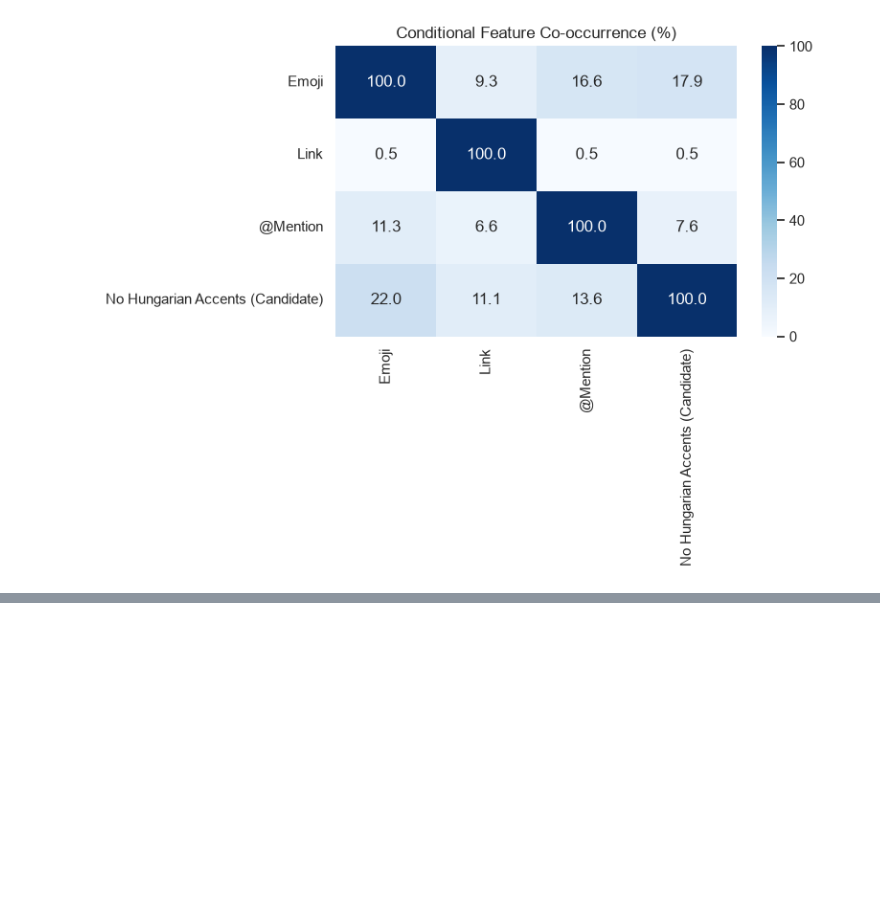
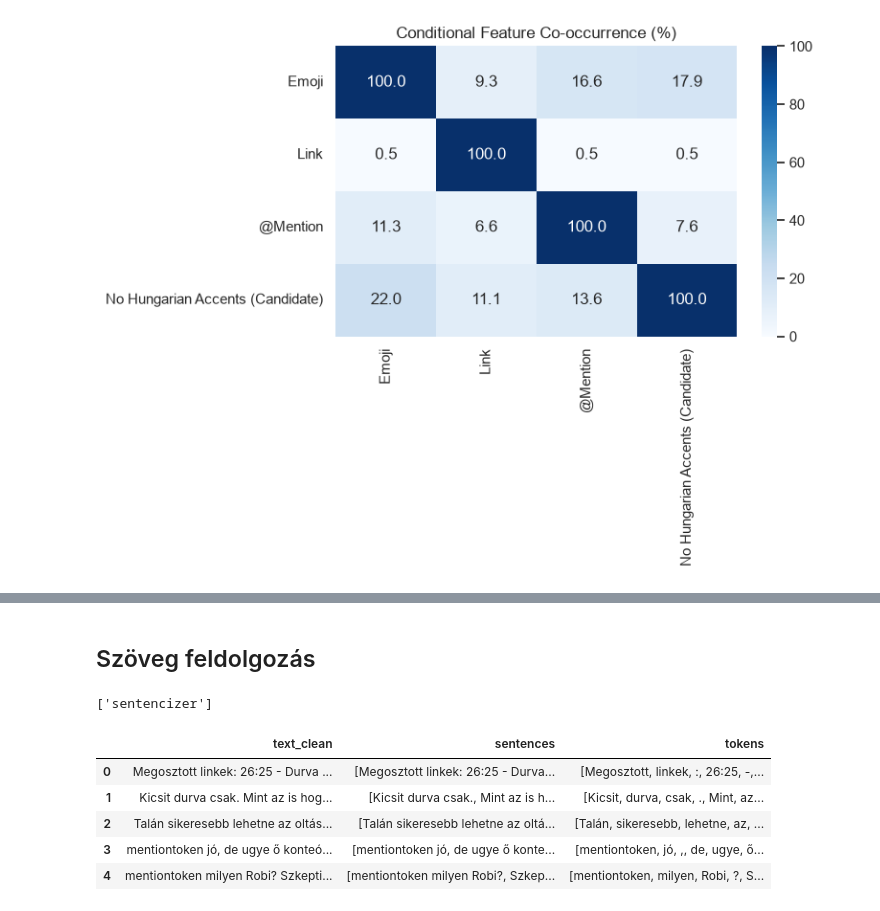
Before and after one commit to NagyAntal-dev/nlp_course_project_hu_youtube, a Jupyter notebook: main.ipynb, the cells around one changed output, grey strips where cells are left out. Saved outputs shown, nothing was run; the diff lists cells and outputs as text; code cells hidden in the pictures; blank space fills up the shorter version.

```diff
--- a/main.ipynb
+++ b/main.ipynb
@@ -428,0 +440,5 @@ plt.show()
+# %%
+# Angol csatornák kizárása a kommentekből
+english_channels = ["TLCVEVO", "Karan Thakur", "BryanAdamsVEVO", "PaulaAbdulVEVO", "Olympics", "matysik44", "Queen Official"]
+df_comments = df_comments[~df_comments["channel_title"].isin(english_channels)]
+df_comments = df_comments.reset_index(drop=True)
@@ -428,0 +507,5 @@ plt.show()
+# %%
+df_comments["text_clean"] = df_comments["text"].apply(
+    lambda x: clean_text(x, emoji_removal=False)
+)
+df_comments[["text", "text_clean"]].sample(5).head()
@@ -428,0 +519,45 @@ plt.show()
+# %% [markdown]
+## Szöveg feldolgozás
+# %%
+from tqdm.auto import tqdm
+
+# Mondathatár-felismerés hozzáadása
+if not any(p in nlp.pipe_names for p in ["parser", "senter", "sentencizer"]):
+    nlp.add_pipe("sentencizer")
+
+print(nlp.pipe_names)
+
+df_clean = df_comments.copy()
+
+sentences = []
+tokens = []
+sentence_tokens = []
+
+texts = df_clean["text_clean"].fillna("").astype(str)
+
+for doc in tqdm(nlp.pipe(texts, batch_size=64), total=len(texts)):
+    # Mondatok
+    sentences.append([sent.text.strip() for sent in doc.sents])
+
+    # Tokenek
+    tokens.append([token.text for token in doc if not token.is_space])
+
+    # Mondatok tokenjei
+    sentence_tokens.append([
+        [token.text for token in sent if not token.is_space]
+        for sent in doc.sents
+    ])
+
+df_clean["sentences"] = sentences
+df_clean["tokens"] = tokens
+df_clean["sentence_tokens"] = sentence_tokens
+
+display(df_clean[["text_clean", "sentences", "tokens"]].head())
+# %% [output]
+['sentencizer']
+|  | text_clean | sentences | tokens |
+| 0 | Megosztott linkek: 26:25 - Durva ... | [Megosztott linkek: 26:25 - Durva... | [Megosztott, linkek, :, 26:25, -,... |
+| 1 | Kicsit durva csak. Mint az is hog... | [Kicsit durva csak., Mint az is h... | [Kicsit, durva, csak, ., Mint, az... |
+| 2 | Talán sikeresebb lehetne az oltás... | [Talán sikeresebb lehetne az oltá... | [Talán, sikeresebb, lehetne, az, ... |
+| 3 | mentiontoken jó, de ugye ő konteó... | [mentiontoken jó, de ugye ő konte... | [mentiontoken, jó, ,, de, ugye, ő... |
+| 4 | mentiontoken milyen Robi? Szkepti... | [mentiontoken milyen Robi?, Szkep... | [mentiontoken, milyen, Robi, ?, S... |
```
Also changed, not shown: parts of 5 cells of this notebook.
